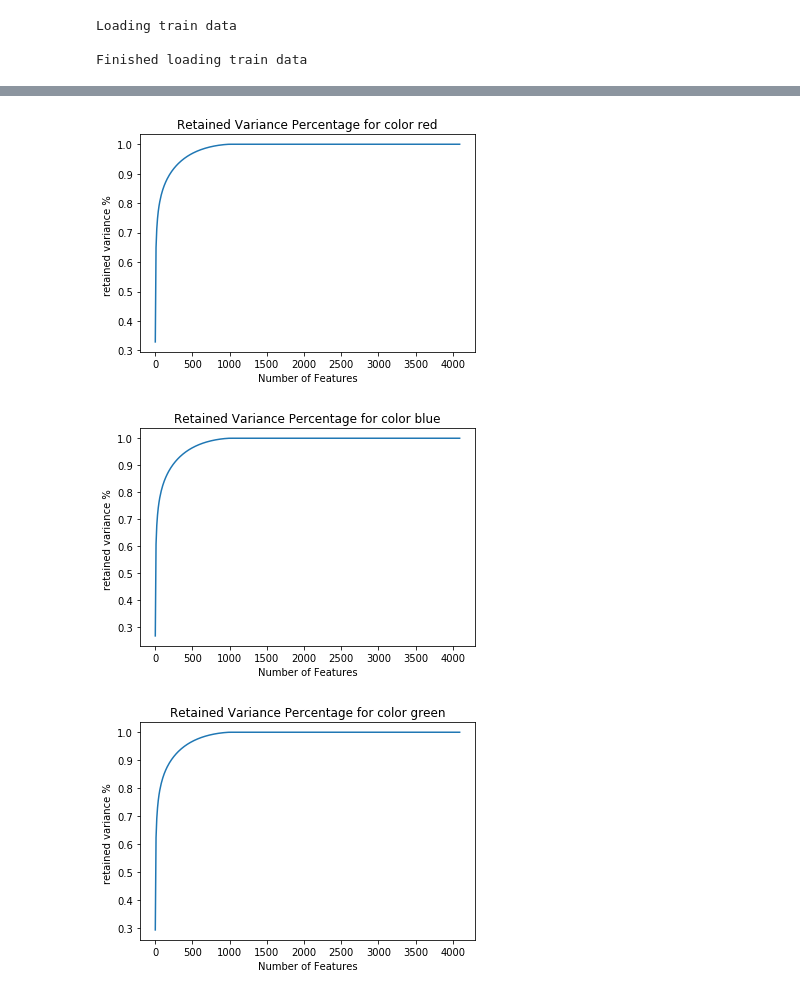
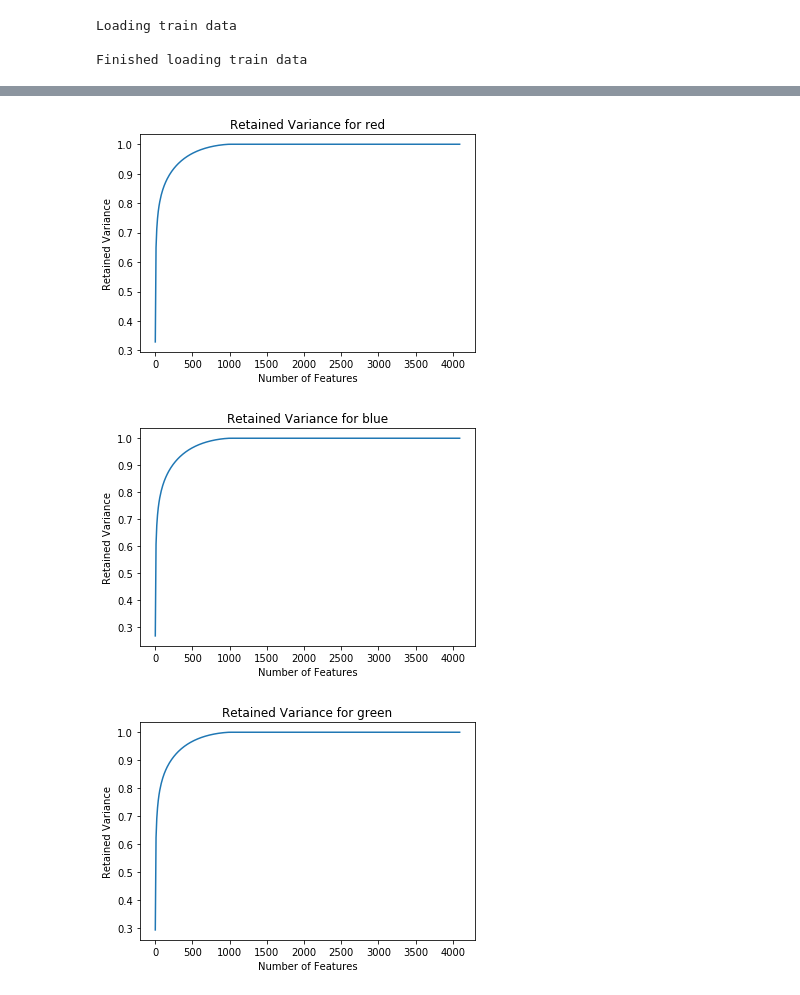
Before and after one commit to kevnnliu/cvproject-genclass, a Jupyter notebook: PCA Experimentation.ipynb, the cells around one changed output, grey strips where cells are left out. Cells and saved outputs as stored; diff of their text form; code cells hidden in the pictures.

```diff
--- a/PCA Experimentation.ipynb
+++ b/PCA Experimentation.ipynb
@@ -52,20 +56,20 @@ color_channels = {"red": X_red, "blue": X_blue, "green": X_green}
 # %%
 k_dimensions = [i for i in range(1, 4096, 10)]
 retained_variance_percentage = []
 x_vals = [i for i in k_dimensions]
 
 for color, data in color_channels.items():
     pca = PCA()
     X_fit = pca.fit(data)
     for k_dim in k_dimensions:
         retained_variance_percentage.append(np.sum(pca.explained_variance_ratio_[:k_dim]))
     plt.plot(x_vals, retained_variance_percentage, label=color)
     plt.xlabel("Number of Features")
-    plt.ylabel("retained variance % ")
-    plt.title(f"Retained Variance Percentage for color {color}")
+    plt.ylabel("Retained Variance")
+    plt.title("Retained Variance for %s" % color)
     plt.show()
     retained_variance_percentage = []
 # %% [output]
-[figure, old version]
+[figure, new version]
-[figure, old version]
+[figure, new version]
-[figure, old version]
+[figure, new version]
```
Also changed, not shown: parts of 4 cells of this notebook, 5 other files.
